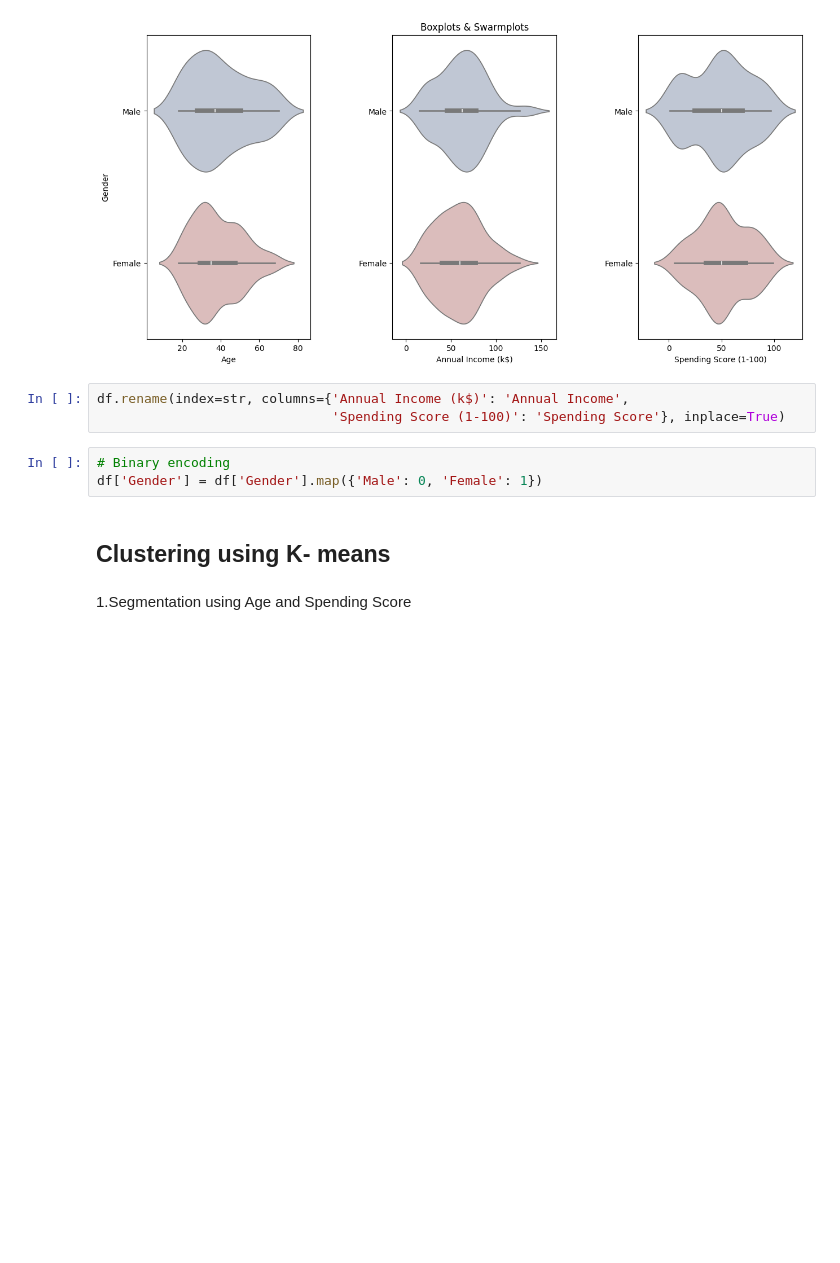
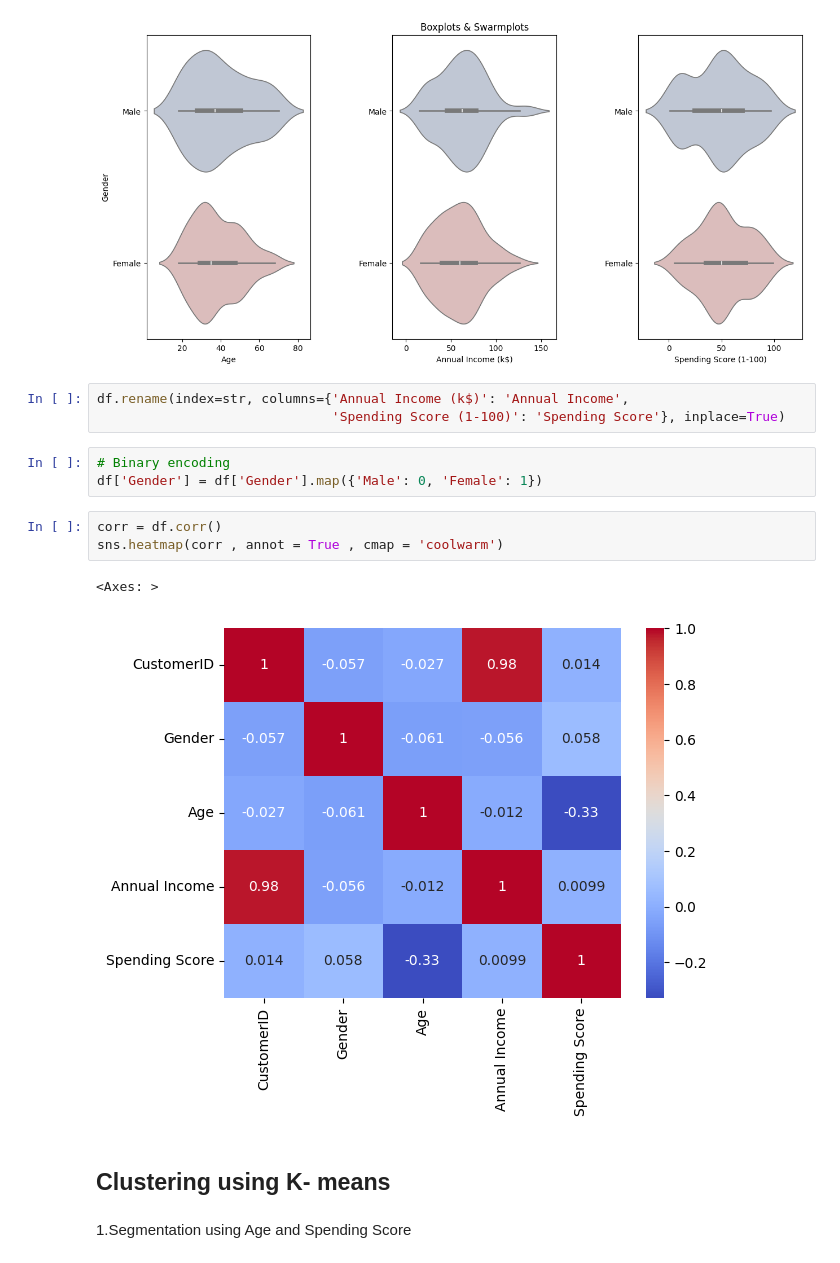
Before and after one commit to chaitalisaha06/CSI_Assignments, a Jupyter notebook: Customer_Segmentation.ipynb, the cells around one changed output. Cells and saved outputs as stored; diff of their text form; blank space fills up the shorter version.

```diff
--- a/Customer_Segmentation.ipynb
+++ b/Customer_Segmentation.ipynb
@@ -126,6 +126,12 @@ df.rename(index=str, columns={'Annual Income (k$)': 'Annual Income',
 # %%
 # Binary encoding
 df['Gender'] = df['Gender'].map({'Male': 0, 'Female': 1})
+# %%
+corr = df.corr()
+sns.heatmap(corr , annot = True , cmap = 'coolwarm')
+# %% [output]
+<Axes: >
+[figure, added]
 # %% [markdown]
 ## Clustering using K- means
 # %% [markdown]
```
Also changed, not shown: parts of 5 cells of this notebook.
